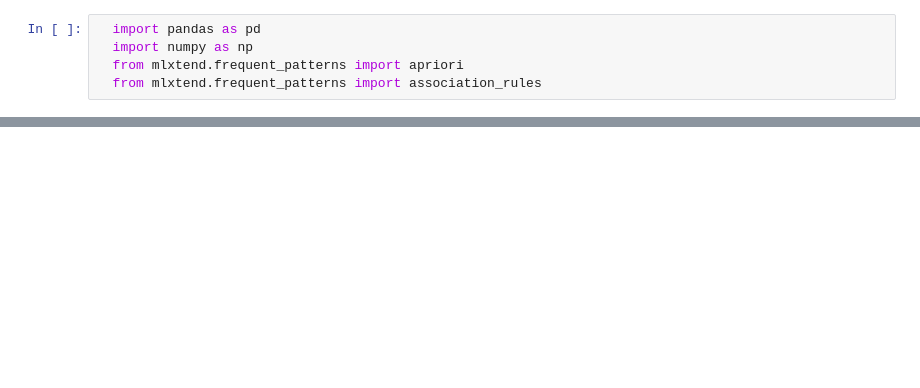
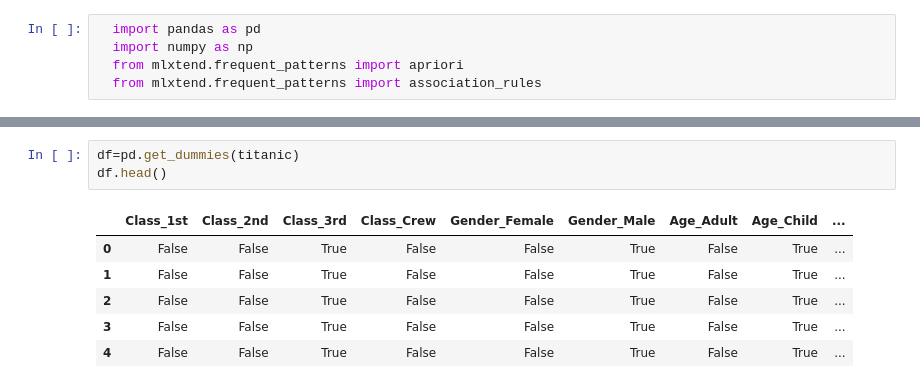
Before and after one commit to ChetanGoud77/AD-PYTHON, a Jupyter notebook: DAY_22.ipynb, the cells around one changed output, grey strips where cells are left out. Saved outputs shown, nothing was run; the diff lists cells and outputs as text; blank space fills up the shorter version.

```diff
--- a/DAY_22.ipynb
+++ b/DAY_22.ipynb
@@ -29,0 +89,10 @@ Requirement already satisfied: six>=1.5 in /usr/local/lib/python3.11/dist-packag
+# %%
+df=pd.get_dummies(titanic)
+df.head()
+# %% [output]
+|  | Class_1st | Class_2nd | Class_3rd | Class_Crew | Gender_Female | Gender_Male | Age_Adult | Age_Child | ... |
+| 0 | False | False | True | False | False | True | False | True | ... |
+| 1 | False | False | True | False | False | True | False | True | ... |
+| 2 | False | False | True | False | False | True | False | True | ... |
+| 3 | False | False | True | False | False | True | False | True | ... |
+| 4 | False | False | True | False | False | True | False | True | ... |
```
Also changed, not shown: parts of 11 cells of this notebook.
